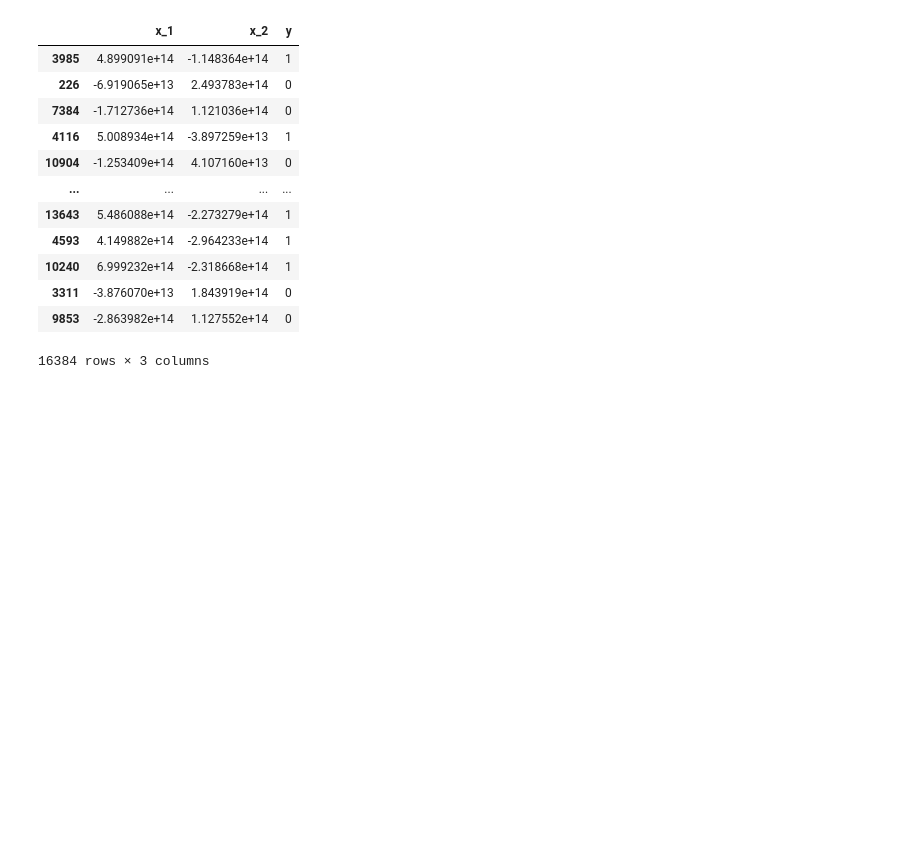
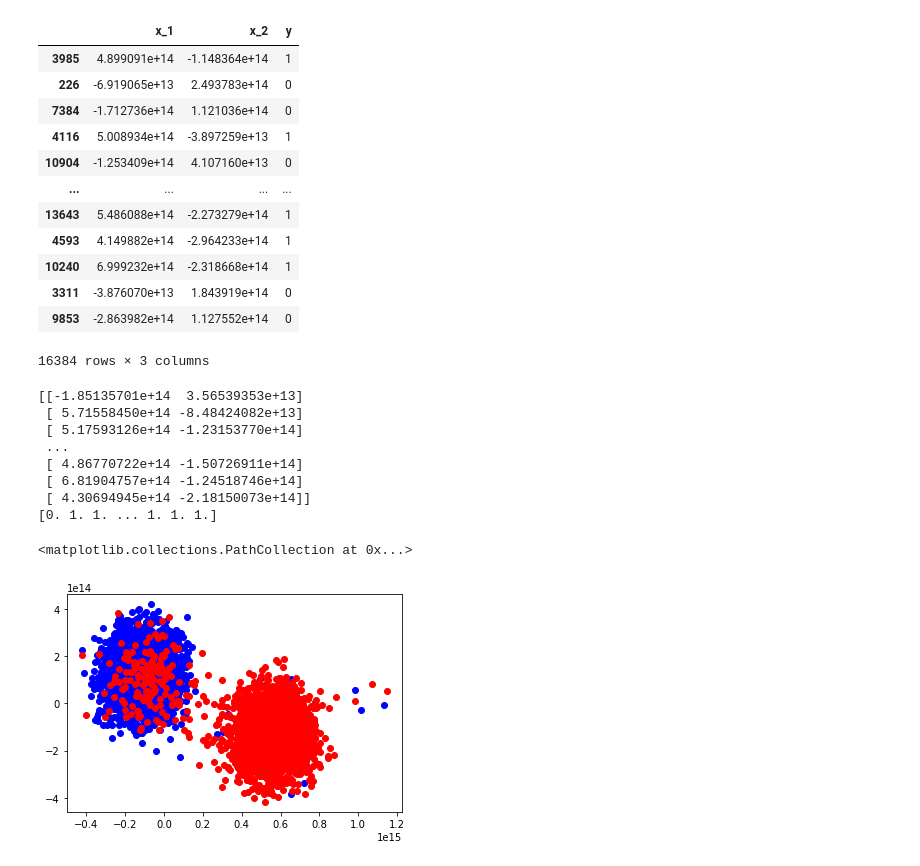
Before and after one commit to Raijeku/PI2, a Jupyter notebook: base_datos.ipynb, the cells around one changed output. Cells and saved outputs as stored; diff of their text form; code cells hidden in the pictures; blank space fills up the shorter version.

Commit message:
Classification test others

```diff
--- a/base_datos.ipynb
+++ b/base_datos.ipynb
@@ -117,3 +117,28 @@ read.sample(frac=1)
 | 3311 | -3.876070e+13 | 1.843919e+14 | 0 |
 | 9853 | -2.863982e+14 | 1.127552e+14 | 0 |
 16384 rows × 3 columns
+# %%
+from matplotlib import pyplot as plt
+
+data = read
+X = data.values[:,:2]
+print(X)
+y = data.values[:,2]
+print(y)
+X_train = X[:10000]
+X_test = X[10000:]
+y_train = y[:10000]
+y_test = y[10000:]
+plt.scatter(X_test[y_test==0][:,0], X_test[y_test==0][:,1], color="blue", label="Estado 0")
+plt.scatter(X_test[y_test==1][:,0], X_test[y_test==1][:,1], color="red", label="Estado 1")
+# %% [output]
+[[-1.85135701e+14  3.56539353e+13]
+ [ 5.71558450e+14 -8.48424082e+13]
+ [ 5.17593126e+14 -1.23153770e+14]
+ ...
+ [ 4.86770722e+14 -1.50726911e+14]
+ [ 6.81904757e+14 -1.24518746e+14]
+ [ 4.30694945e+14 -2.18150073e+14]]
+[0. 1. 1. ... 1. 1. 1.]
+<matplotlib.collections.PathCollection at 0x...>
+[figure, added]
```
Also changed, not shown: parts of 1 cell of this notebook.
